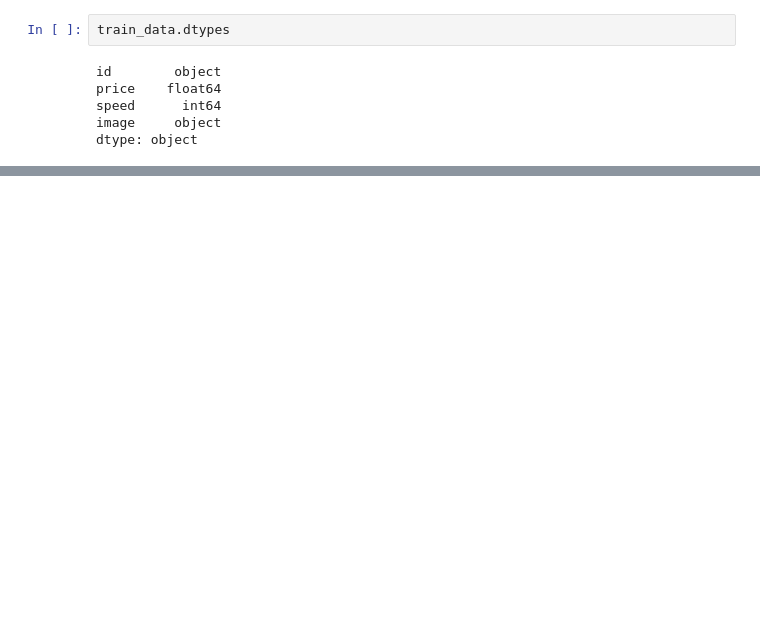
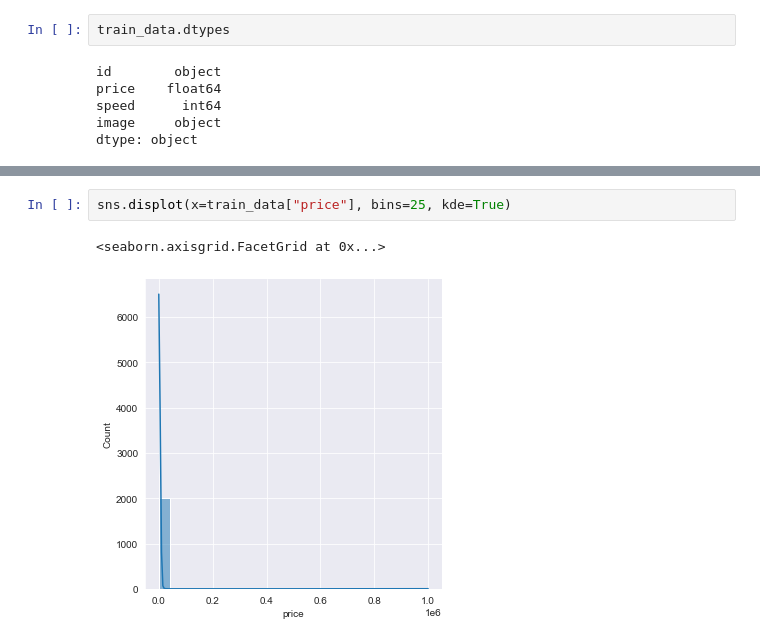
Before and after one commit to ZhangXichu/purr-price-prediction, a Jupyter notebook: main.ipynb, the cells around one changed output, grey strips where cells are left out. Drawn from its saved outputs; the diff is of its cells as text; blank space fills up the shorter version.

```diff
--- a/main.ipynb
+++ b/main.ipynb
@@ -97,0 +121,5 @@ dtype: object
+# %%
+sns.displot(x=train_data["price"], bins=25, kde=True)
+# %% [output]
+<seaborn.axisgrid.FacetGrid at 0x...>
+[figure, added]
```
Also changed, not shown: parts of 12 cells of this notebook.
